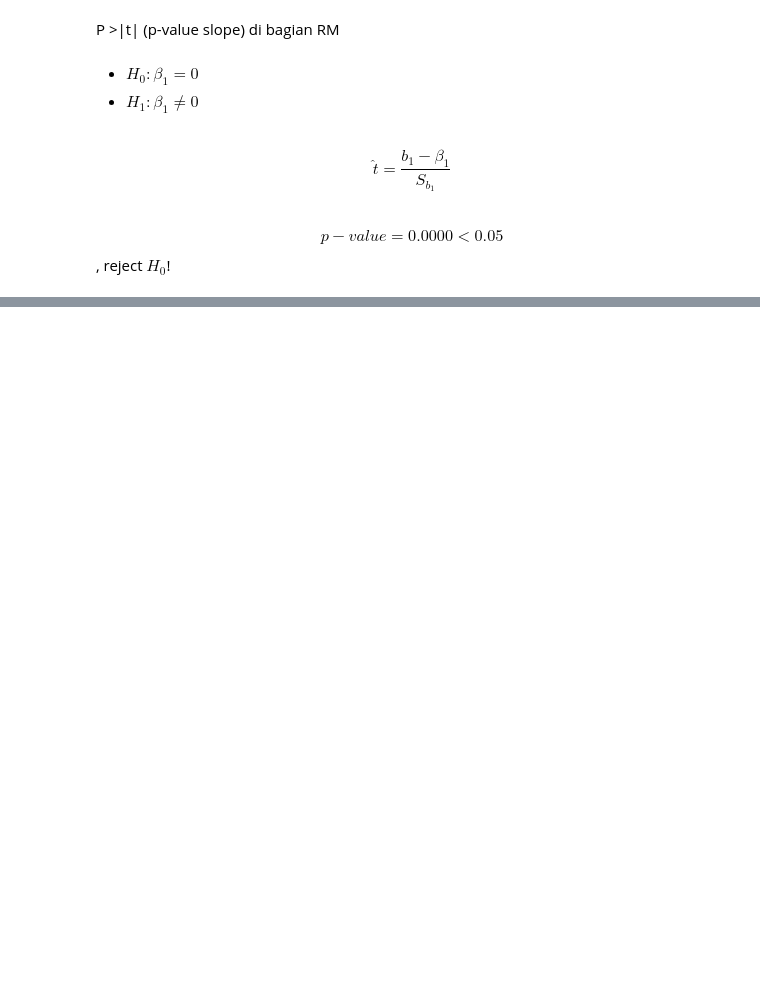
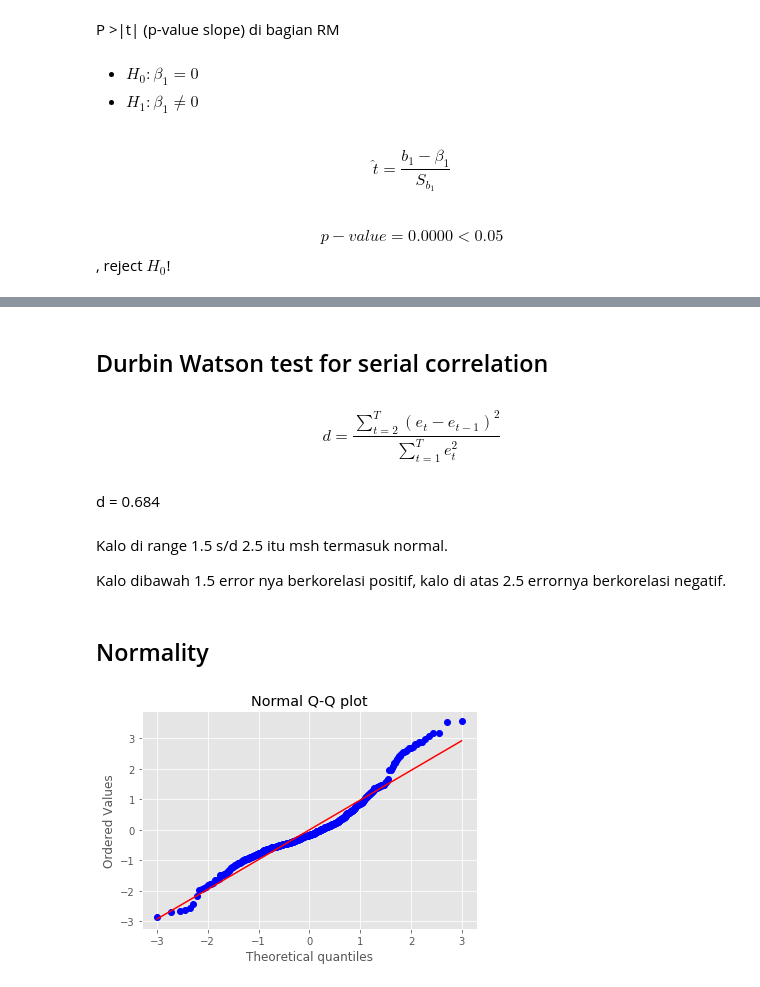
Before and after one commit to sandyherho/pythonFinanceBasic, a Jupyter notebook: w4.ipynb, the cells around one changed output, grey strips where cells are left out. Cells and saved outputs as stored; diff of their text form; code cells hidden in the pictures; blank space fills up the shorter version.

```diff
--- a/w4.ipynb
+++ b/w4.ipynb
@@ -150,0 +201,22 @@ $$p-value = 0.0000 < 0.05$$, reject $H_{0}$!
+# %% [markdown]
+## Durbin Watson test for serial correlation
+# %% [markdown]
+$$d = \frac{\sum_{t=2}^{T}(e_{t} - e_{t-1})^{2}}{\sum_{t=1}^{T}e_{t}^{2}}$$
+# %% [markdown]
+d = 0.684
+# %% [markdown]
+Kalo di range 1.5 s/d 2.5 itu msh termasuk normal.
+
+Kalo dibawah 1.5 error nya berkorelasi positif, kalo di atas 2.5 errornya berkorelasi negatif.
+# %% [markdown]
+## Normality
+# %%
+import scipy.stats as stats
+import matplotlib.pyplot as plt
+z = (housing['Error'] - housing['Error'].mean())/housing['Error'].std(ddof=1)
+
+stats.probplot(z, dist='norm', plot = plt);
+plt.title('Normal Q-Q plot')
+plt.show()
+# %% [output]
+[figure, added]
```
Also changed, not shown: parts of 17 cells of this notebook, 1 other file.
